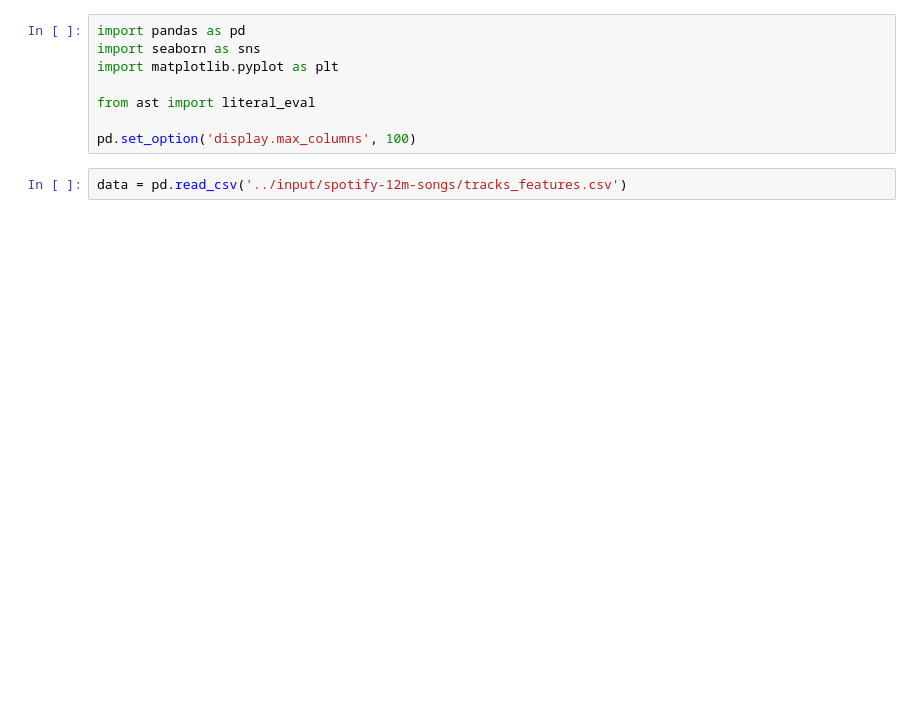
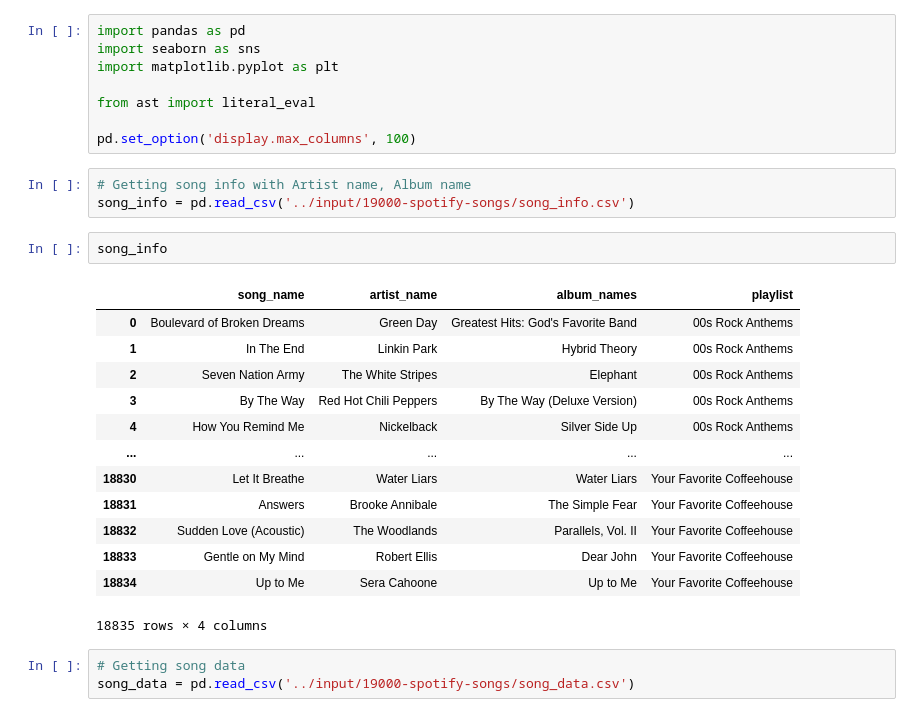
Before and after one commit to cedsvrn/song-recommendation, a Jupyter notebook: song-recommendation.ipynb, the cells around one changed output. Cells and saved outputs as stored; diff of their text form; blank space fills up the shorter version.

```diff
--- a/song-recommendation.ipynb
+++ b/song-recommendation.ipynb
@@ -6,6 +6,26 @@ import matplotlib.pyplot as plt
 from ast import literal_eval
 
 pd.set_option('display.max_columns', 100)
+# %%
+# Getting song info with Artist name, Album name
+song_info = pd.read_csv('../input/19000-spotify-songs/song_info.csv')
+# %%
+song_info
+# %% [output]
+|  | song_name | artist_name | album_names | playlist |
+| 0 | Boulevard of Broken Dreams | Green Day | Greatest Hits: God's Favorite Band | 00s Rock Anthems |
+| 1 | In The End | Linkin Park | Hybrid Theory | 00s Rock Anthems |
+| 2 | Seven Nation Army | The White Stripes | Elephant | 00s Rock Anthems |
+| 3 | By The Way | Red Hot Chili Peppers | By The Way (Deluxe Version) | 00s Rock Anthems |
+| 4 | How You Remind Me | Nickelback | Silver Side Up | 00s Rock Anthems |
+| ... | ... | ... | ... | ... |
+| 18830 | Let It Breathe | Water Liars | Water Liars | Your Favorite Coffeehouse |
+| 18831 | Answers | Brooke Annibale | The Simple Fear | Your Favorite Coffeehouse |
+| 18832 | Sudden Love (Acoustic) | The Woodlands | Parallels, Vol. II | Your Favorite Coffeehouse |
+| 18833 | Gentle on My Mind | Robert Ellis | Dear John | Your Favorite Coffeehouse |
+| 18834 | Up to Me | Sera Cahoone | Up to Me | Your Favorite Coffeehouse |
+18835 rows × 4 columns
 # %%
-data = pd.read_csv('../input/spotify-12m-songs/tracks_features.csv')
+# Getting song data
+song_data = pd.read_csv('../input/19000-spotify-songs/song_data.csv')
 # %%
```
Also changed, not shown: parts of 20 cells of this notebook.
